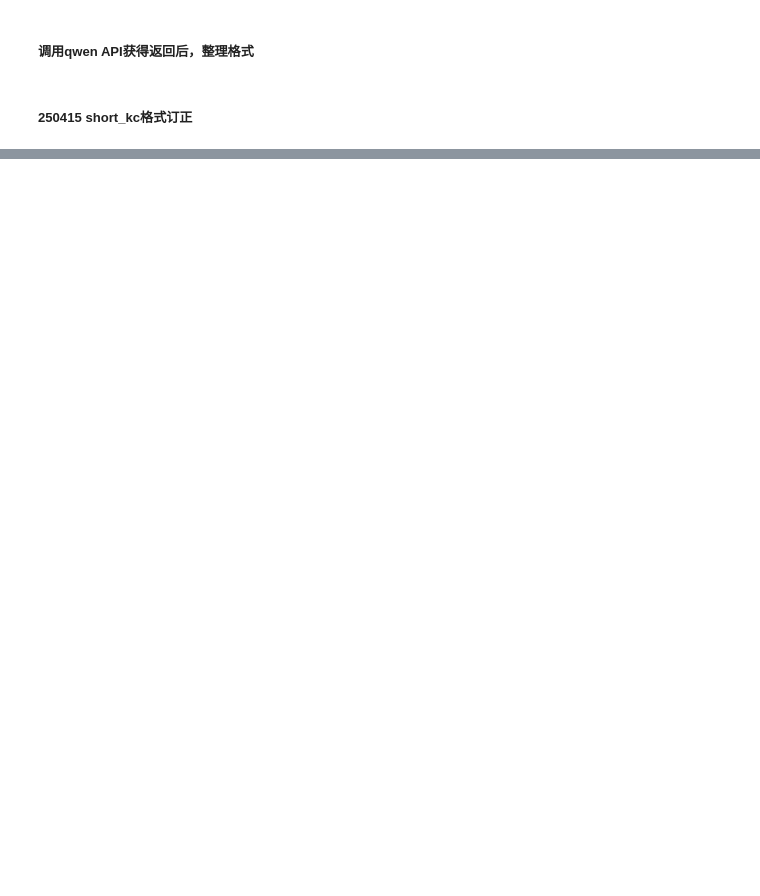
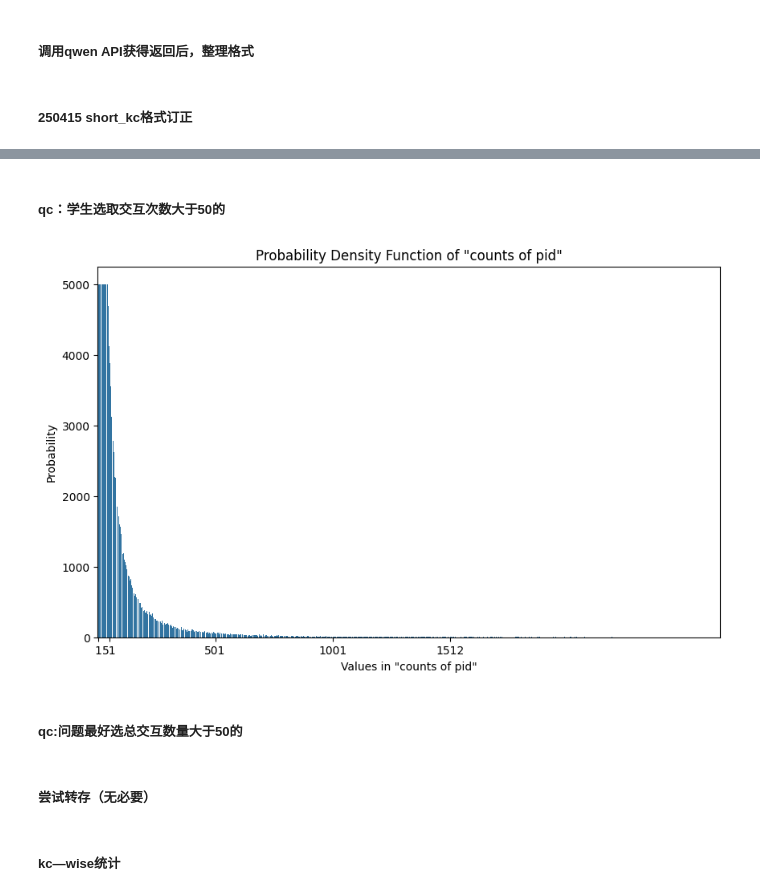
Before and after one commit to BlackieFC/MyCDM, a Jupyter notebook: 250415_gen_description.ipynb, the cells around one changed output, grey strips where cells are left out. Drawn from its saved outputs; the diff is of its cells as text; code cells hidden in the pictures; blank space fills up the shorter version.

```diff
--- a/250415_gen_description.ipynb
+++ b/250415_gen_description.ipynb
@@ -553,4 +483,5 @@ def combine_csv_files(directory_path):
         return pd.DataFrame()
 
 # 使用示例
-combined_data = combine_csv_files('your_directory_path')
+combined_data = combine_csv_files('data/results')
+print(len(combined_data))
@@ -556,0 +567,32 @@ combined_data = combine_csv_files('your_directory_path')
+# %% [markdown]
+##### qc：学生选取交互次数大于50的
+# %%
+value_counts_user = combined_data['tal_id'].value_counts()
+
+# 对pid和tal_id进行QC，统计pid的计数分布
+import pandas as pd
+import matplotlib.pyplot as plt
+import seaborn as sns
+
+# 解决中文显示问题
+plt.rcParams['font.sans-serif'] = ['SimHei', 'Microsoft YaHei', 'SimSun', 'Arial Unicode MS', 'DejaVu Sans']
+# 解决负号显示问题
+plt.rcParams['axes.unicode_minus'] = False
+
+# 子图2: PDF图
+pdf = value_counts_user.value_counts()  # 此时index是单个学生的计数，value是有多少个学生的计数是index个
+pdf_ = pdf.clip(upper=5000)
+# pdf_ = pdf_[pdf_>=5]
+# pdf_ = pdf_[pdf_.index>=5]
+plt.figure(figsize=(10, 6))
+sns.barplot(x=pdf_.index, y=pdf_.values)
+plt.title('Probability Density Function of "counts of pid"')
+plt.xlabel('Values in "counts of pid"')
+plt.ylabel('Probability')
+plt.xticks([0, 50, 500, 1000, 1500])  # , rotation=90
+# plt.tight_layout()
+plt.show()
+# %% [output]
+[figure, added]
+# %% [markdown]
+##### qc:问题最好选总交互数量大于50的
@@ -556,0 +627,2 @@ combined_data = combine_csv_files('your_directory_path')
+# %% [markdown]
+##### 尝试转存（无必要）
@@ -556,0 +654,2 @@ combined_data = combine_csv_files('your_directory_path')
+# %% [markdown]
+##### kc—wise统计
```
Also changed, not shown: parts of 17 cells of this notebook, 8 other files.
